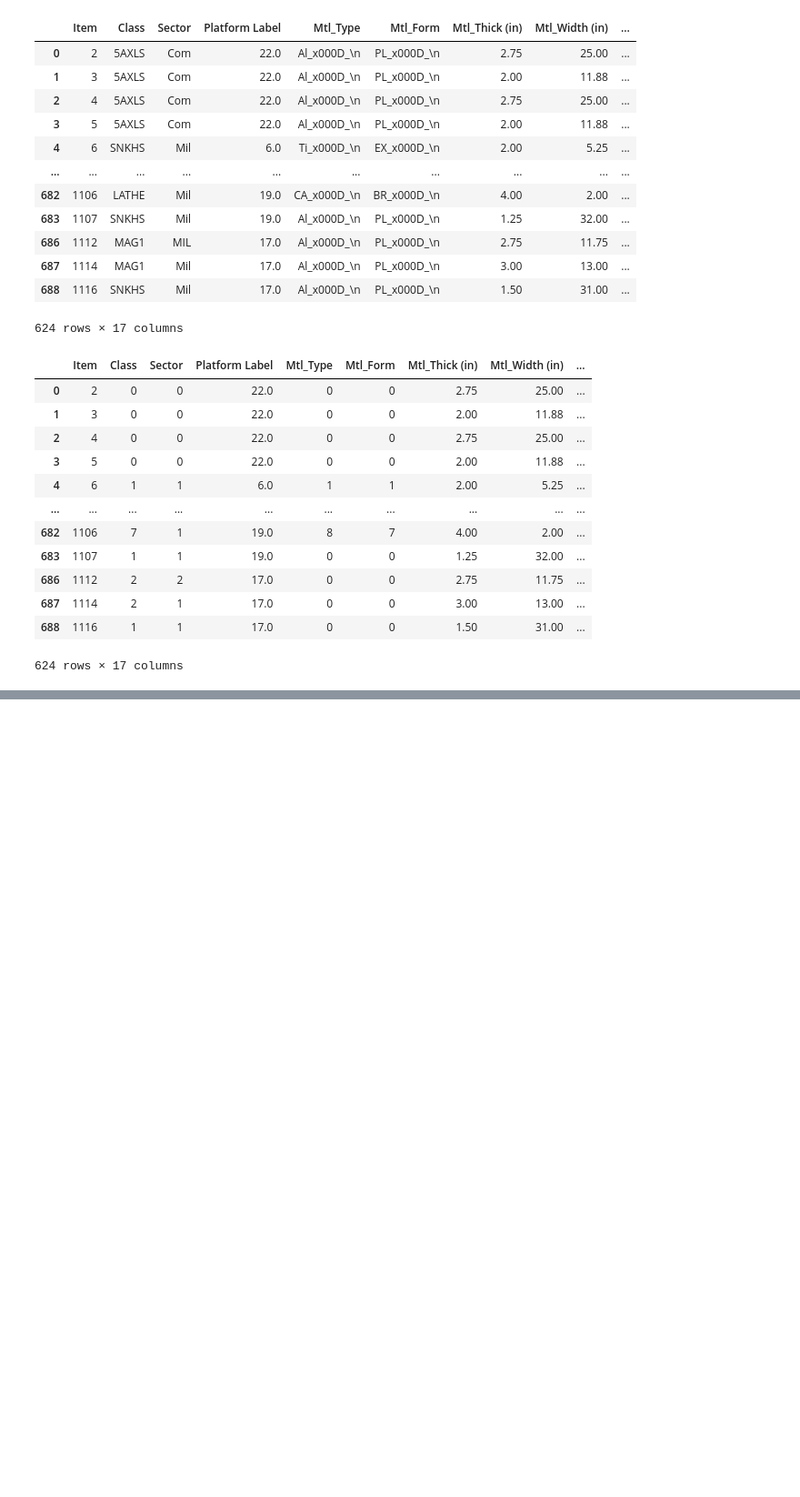
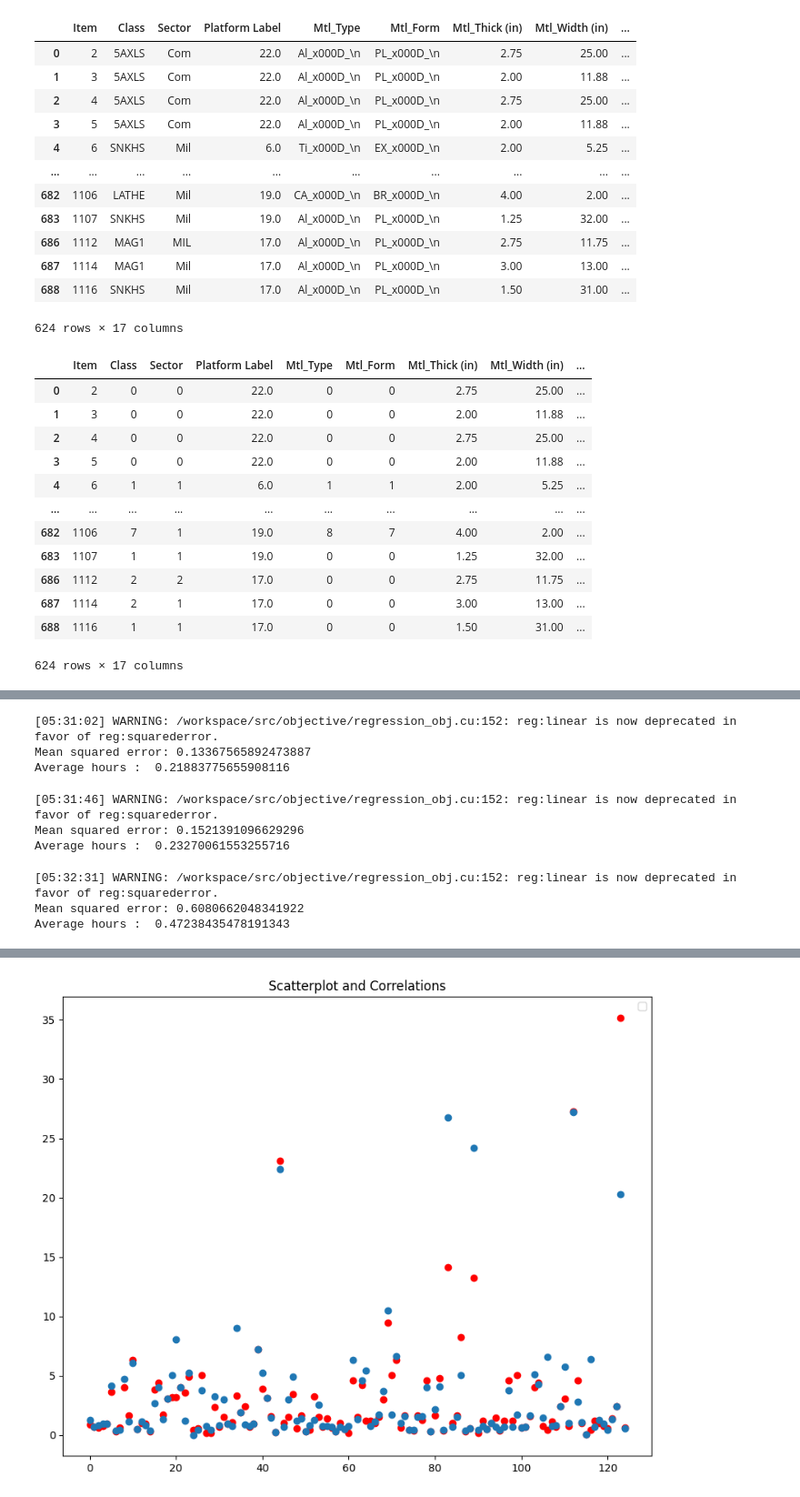
Before and after one commit to psriraj17/ML_AirplaneParts, a Jupyter notebook: airplaneparts.ipynb, the cells around one changed output, grey strips where cells are left out. Shown at 91% size. Cells and saved outputs as stored; diff of their text form; code cells hidden in the pictures; blank space fills up the shorter version.

```diff
--- a/airplaneparts.ipynb
+++ b/airplaneparts.ipynb
@@ -62,0 +103,22 @@ numerical_data
+# %%
+from sklearn.utils.fixes import sklearn
+def predict_primaryTemp(numerical_data, target):
+  #Data Spliting using train_test_split (sklearn)
+  num_train, num_test, primTemp_train, primTemp_test = train_test_split(numerical_data, target,test_size=0.2, random_state=42)
+  #model
+  KNN = KNeighborsRegressor(n_neighbors=2, algorithm='ball_tree')
+  #fitting the training data into model
+  KNN.fit(num_train, primTemp_train)
+  #model performance
+  score = KNN.score(num_test, primTemp_test)
+  #New Predictions
+  predictions = KNN.predict(num_test)
+  #Average hours
+  avg_hrs =  np.sum(np.abs(predictions - primTemp_test))/len(primTemp_test)
+
+
+  return avg_hrs, score, predictions, primTemp_test
+# %%
+primTemp_avg_hrs , primTemp_score, primTemp_pred , primTemp_test = predict_primaryTemp(numerical_data, Data['Primary - Tmp (hrs)'])
+print("Model Performance Score:", primTemp_score)
+print("Average Hours:", primTemp_avg_hrs)
@@ -253,0 +363,6 @@ Mean squared error: 1.3071470975979764
+# %%
+xgDeburAct_avg_hrs, xgDeburAct_score = xgDeburAct(NumCat_data,  Data['Deburr - Act (hrs)'])
+# %% [output]
+[05:31:02] WARNING: /workspace/src/objective/regression_obj.cu:152: reg:linear is now deprecated in favor of reg:squarederror.
+Mean squared error: 0.13367565892473887
+Average hours :  0.21883775655908116
@@ -253,0 +383,6 @@ Mean squared error: 1.3071470975979764
+# %%
+xgCombinedTemp_avg_hrs, xgCombinedTemp_score, xgCombinedTemp_pred, xgCombinedTemp_test =  xgCombinedTemp(NumCat_data,  combinedTemp)
+# %% [output]
+[05:31:46] WARNING: /workspace/src/objective/regression_obj.cu:152: reg:linear is now deprecated in favor of reg:squarederror.
+Mean squared error: 0.1521391096629296
+Average hours :  0.23270061553255716
@@ -253,0 +403,15 @@ Mean squared error: 1.3071470975979764
+# %%
+xgCombinedAct_avg_hrs, xgCombinedAct_score, xgCombinedAct_pred, xgCombinedAct_test = xgCombinedAct(NumCat_data,  combinedAct)
+# %% [output]
+[05:32:31] WARNING: /workspace/src/objective/regression_obj.cu:152: reg:linear is now deprecated in favor of reg:squarederror.
+Mean squared error: 0.6080662048341922
+Average hours :  0.47238435478191343
+# %%
+x_values = range(0,len(primTemp_test))
+plt.scatter(x_values , primTemp_pred, c= "r")
+plt.scatter(x_values, primTemp_test)
+
+plt.title('Scatterplot and Correlations')
+plt.legend()
+plt.show()
+# %% [output]
@@ -253,0 +419 @@ Mean squared error: 1.3071470975979764
+[figure, added]
```
Also changed, not shown: parts of 54 cells of this notebook.
